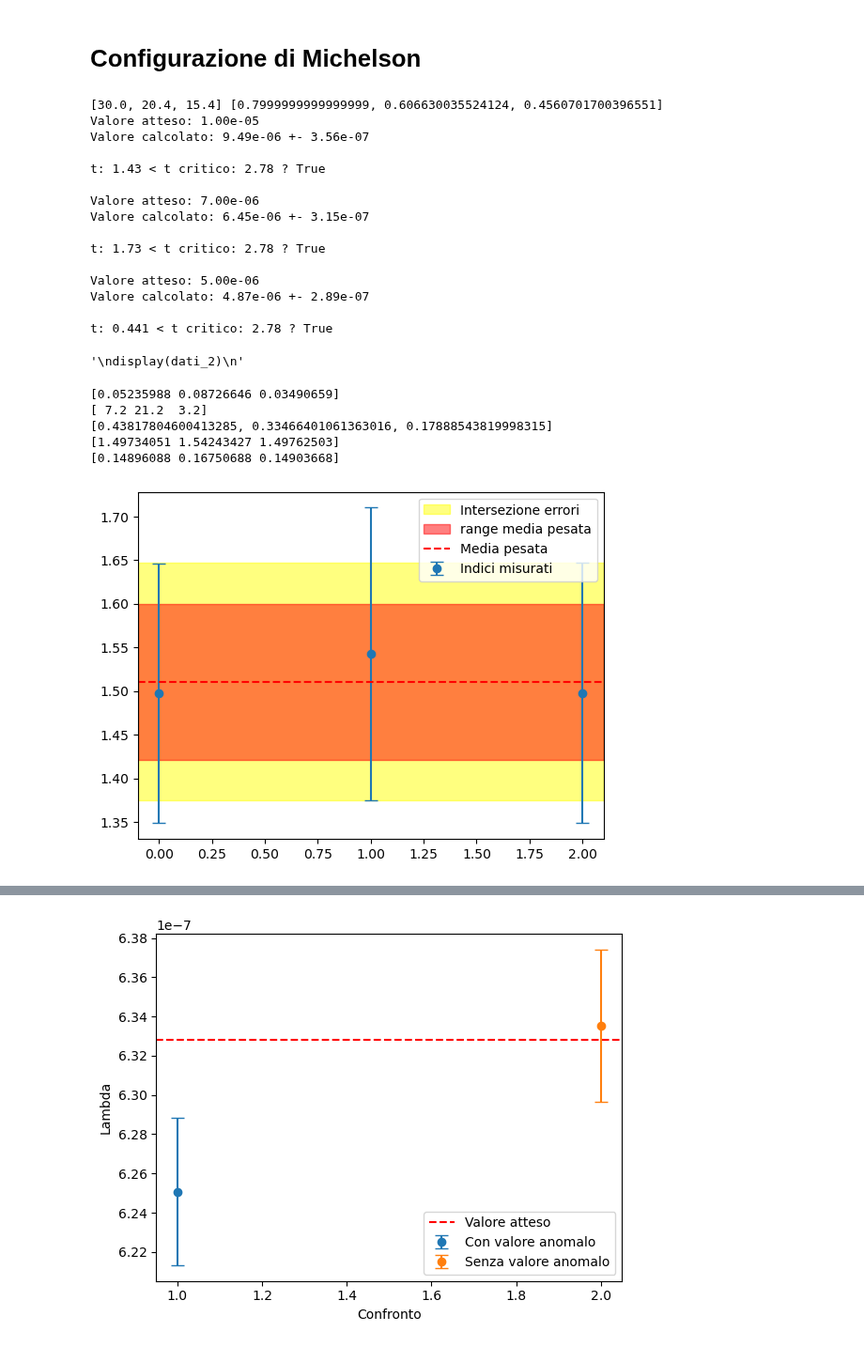
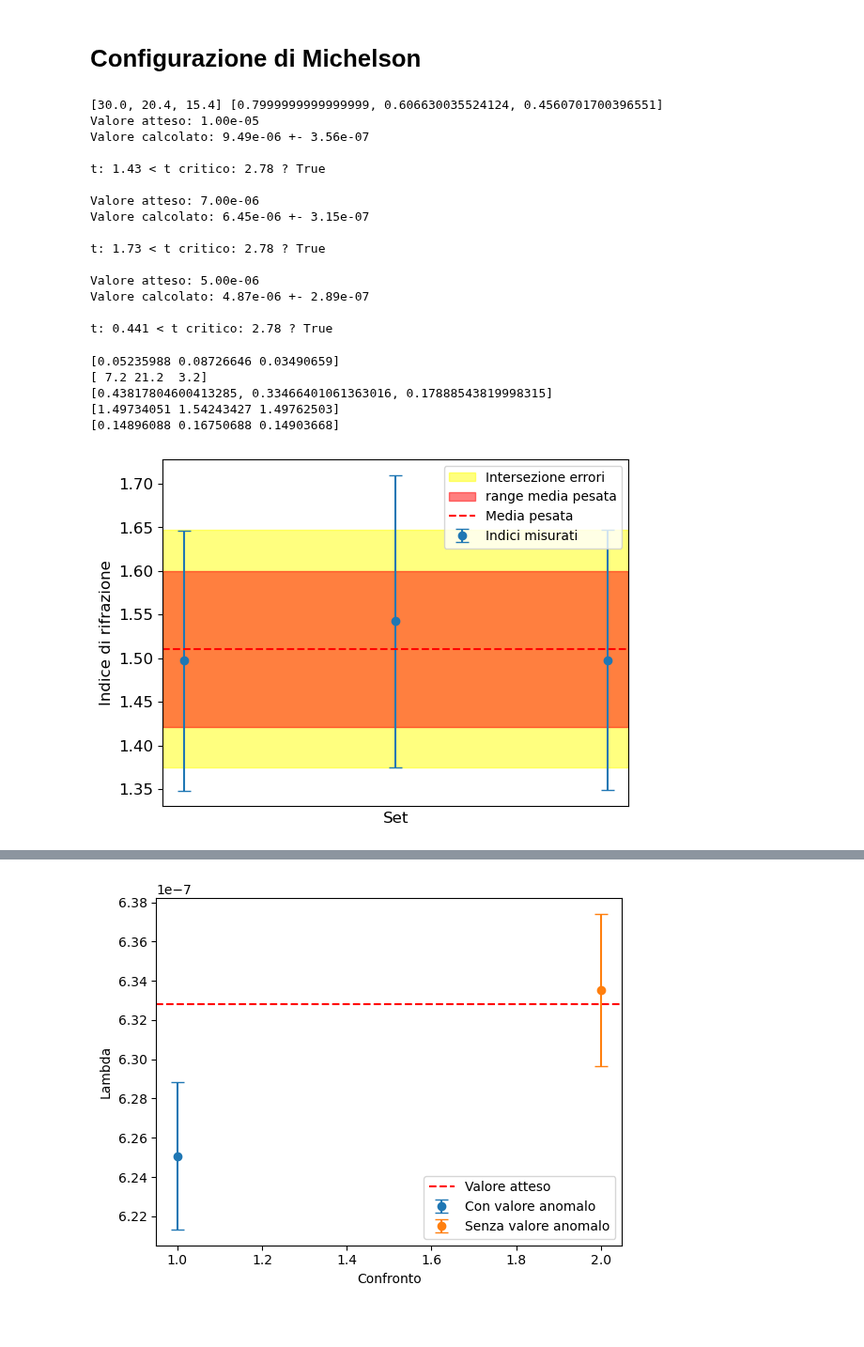
Before and after one commit to ARossiUnimib/Laboratorio-2---Gruppo-21-A.A.-2023-24, a Jupyter notebook: Notebooks/Interferometro.ipynb, the cells around one changed output, grey strips where cells are left out. Shown at 94% size. Drawn from its saved outputs; the diff is of its cells as text; code cells hidden in the pictures; blank space fills up the shorter version.

```diff
--- a/Notebooks/Interferometro.ipynb
+++ b/Notebooks/Interferometro.ipynb
@@ -24,39 +24,30 @@ angoli = np.arctan(raggi/distanza_eff)
 err_raggi = 1/2* 10**(-3)
 err_distanza_eff = 5*10**(-3)
 
-dfdx = 1/(1 + (raggi/distanza_eff)**2)
-err_angoli = angoli*np.sqrt((dfdx*err_raggi/distanza_eff)**2 + (dfdx*raggi/distanza_eff**2 * err_distanza_eff)**2)
+err_angoli = angoli*np.sqrt((err_raggi/raggi)**2 + (err_distanza_eff/distanza_eff)**2)
 
-# propagate coseni error
-coseni = np.cos(angoli)
-err_coseni = np.cos(angoli)*err_angoli
+y = 2*np.cos(angoli)/_lambda
+err_y = 2*np.sin(angoli)/_lambda*err_angoli
 
 from iminuit import Minuit
 from iminuit.cost import LeastSquares
 
-def linear_cost(x, a, b):
-    return a + b*x
+def linear_cost(x, N_0, d):
+    return N_0/d - x/d
 
 x = [4,3,2,1,0]
 
 def minimi_quadrati_fit(alfa, beta):
-    minimi_quadrati = LeastSquares(x, coseni[alfa:beta], err_coseni[alfa:beta], linear_cost)
+    minimi_quadrati = LeastSquares(x, y[alfa:beta], err_y[alfa:beta], linear_cost)
 
-    m = Minuit(minimi_quadrati, a=0, b=0)
+    m = Minuit(minimi_quadrati, N_0=16800, d=0.005)
 
     m.migrad()
-    # label every graph obtained by m.visualize()
+    m.hesse()
     display(m)
 
-    d = -1/(2*m.values["b"])*(_lambda)
-    err_d = 1/(2*m.values["b"]**2)*m.errors["b"]*(_lambda)
+    return m.values["d"], m.errors["d"], m.values["N_0"], m.errors["N_0"]
 
-    N_0 = m.values["a"]*2*d/(_lambda)
-    err_N_0 = N_0*np.sqrt((m.errors["a"]/m.values["a"])**2 + (err_d/d)**2)
-    # print chi normalized
-    return d, err_d, N_0, err_N_0
-
-for i in range(0, 5*6, 5):
-    fit_data = minimi_quadrati_fit(i, i+5)
-    print(fit_data[0], fit_data[1], fit_data[2], fit_data[3])
+for i in range(0, 5):
+    print(minimi_quadrati_fit(i, i+1))
 # %% [output]
@@ -221,7 +212,6 @@ Valore atteso: 5.00e-06
 Valore calcolato: 4.87e-06 +- 2.89e-07
 
 t: 0.441 < t critico: 2.78 ? True
-'\ndisplay(dati_2)\n'
 # %%
 angolo_iniziale = 0
 
@@ -270,34 +260,41 @@ def dndangolo(d, delta_N, angolo):
 def dndd(d, delta_N, angolo):
     return derivative(calcola_n_vetro, d, args=(delta_N, angolo))
 
 print(vec_medie_delta_N)
 print(sigma_delta_N)
 
 print(n_vetro)
 
 err_n_vetro = np.sqrt((dndN(d, vec_medie_delta_N, angoli)*sigma_delta_N)**2 + (dndd(d, vec_medie_delta_N, angoli)*err_d)**2 + (dndangolo(d, vec_medie_delta_N, angoli)*np.radians(0.5))**2)
 print(err_n_vetro)
 
 def weighet_mean(vec_x, err_vec_x):
     return np.sum(vec_x/err_vec_x**2) / np.sum(1/err_vec_x**2), 1/np.sqrt(np.sum(1/err_vec_x**2))
 
 media, errore_media = weighet_mean(n_vetro, err_n_vetro)
 
 # disegna punti di n_vetro e barra errore e colora la zona di errore di media con errore_media
 plt.errorbar(np.arange(3), n_vetro, yerr=err_n_vetro, fmt="o", label="Indici misurati", capsize=5)
 plt.axhspan(n_vetro[2]+err_n_vetro[2], n_vetro[1]-err_n_vetro[1], alpha=0.5, color='yellow', label="Intersezione errori")
 plt.axhspan(media+errore_media, media-errore_media, alpha=0.5, color='red', label="range media pesata")
 # linea media tratteggiata
 plt.axhline(media, color='red', linestyle="--", label="Media pesata")
+
+# rimuovi asse x e dai un nome ad ogni punto
+plt.xticks([])
+plt.yticks(fontsize=12)
+plt.ylabel("Indice di rifrazione", fontsize=12)
+plt.xlabel("Set", fontsize=12)
+
 plt.legend()
 plt.show()
 # %% [output]
 [0.05235988 0.08726646 0.03490659]
 [ 7.2 21.2  3.2]
 [0.43817804600413285, 0.33466401061363016, 0.17888543819998315]
 [1.49734051 1.54243427 1.49762503]
 [0.14896088 0.16750688 0.14903668]
-[figure, old version]
+[figure, new version]
 # %%
 #passo righello
 d = 10**(-3) # metri
```
Also changed, not shown: parts of 2 cells of this notebook.
